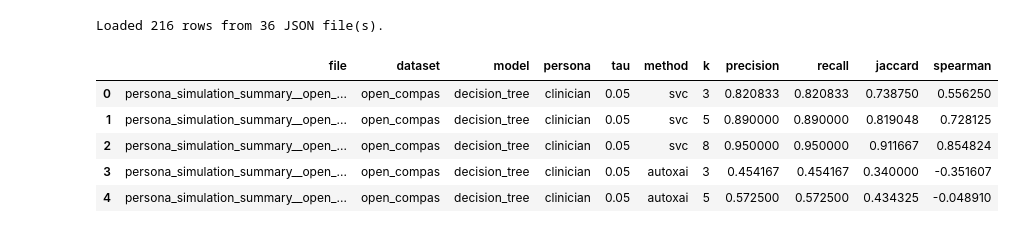
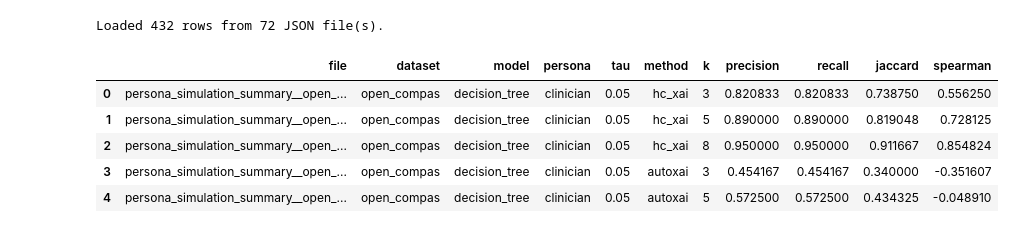
Before and after one commit to kellemNegasi/perso-xai, a Jupyter notebook: src/preference_learning/report_visualization.ipynb, the cells around one changed output. Saved outputs shown, nothing was run; the diff lists cells and outputs as text; code cells hidden in the pictures.

```diff
--- a/src/preference_learning/report_visualization.ipynb
+++ b/src/preference_learning/report_visualization.ipynb
@@ -26,7 +26,8 @@ MODEL_LABELS = {
 }
 
 # Path to either a single simulation JSON or a directory containing multiple JSON files.
-RESULTS_PATH = Path('../../results') / 'full_run_dec8' / 'preference_learning_simulation' / 'full_lm_stats'
+RESULTS_PATH = Path('../../results') / 'full_run_dec8' / 'preference_learning_simulation' / 'basic_features/untuned-svc' # basic_plus_stat, full_lm_stats, basic_features
+
 
 # Optional filters.
 PERSONA_FILTER: str | None = None  # e.g. 'clinician' / 'regulator' / 'lay_user'
@@ -75,7 +76,7 @@ def load_simulation_results(path: Path = RESULTS_PATH) -> pd.DataFrame:
             tau = None
 
         for method, key in (
-            ('svc', 'aggregate_top_k_mean'),
+            ('hc_xai', 'aggregate_top_k_mean'),
             ('autoxai', 'aggregate_autoxai_top_k_mean'),
         ):
             top_k = payload.get(key) or {}
@@ -91,36 +92,36 @@ def load_simulation_results(path: Path = RESULTS_PATH) -> pd.DataFrame:
                         spearman = float(rank_corr.get('spearman') or 0.0)
                     else:
                         spearman = float(stats.get('rank_correlation.spearman') or 0.0)
                 records.append(
                     {
                         'file': json_path.name,
                         'dataset': dataset,
                         'model': model,
                         'persona': persona,
                         'tau': tau,
                         'method': method,
                         'k': k_int,
                         'precision': float((stats or {}).get('precision', 0.0)),
                         'recall': float((stats or {}).get('recall', 0.0)),
                         'jaccard': float((stats or {}).get('jaccard', 0.0)),
                         'spearman': spearman,
                     }
                 )
     df = pd.DataFrame(records)
     if df.empty:
         print(f'No simulation results found under: {path.resolve()}')
         return df
     print(f'Loaded {len(df)} rows from {df["file"].nunique()} JSON file(s).')
     return df
 
 
 results_df = load_simulation_results()
 results_df.head()
 # %% [output]
-Loaded 216 rows from 36 JSON file(s).
+Loaded 432 rows from 72 JSON file(s).
 |  | file | dataset | model | persona | tau | method | k | precision | recall | jaccard | spearman |
-| 0 | persona_simulation_summary__open_... | open_compas | decision_tree | clinician | 0.05 | svc | 3 | 0.820833 | 0.820833 | 0.738750 | 0.556250 |
-| 1 | persona_simulation_summary__open_... | open_compas | decision_tree | clinician | 0.05 | svc | 5 | 0.890000 | 0.890000 | 0.819048 | 0.728125 |
-| 2 | persona_simulation_summary__open_... | open_compas | decision_tree | clinician | 0.05 | svc | 8 | 0.950000 | 0.950000 | 0.911667 | 0.854824 |
+| 0 | persona_simulation_summary__open_... | open_compas | decision_tree | clinician | 0.05 | hc_xai | 3 | 0.820833 | 0.820833 | 0.738750 | 0.556250 |
+| 1 | persona_simulation_summary__open_... | open_compas | decision_tree | clinician | 0.05 | hc_xai | 5 | 0.890000 | 0.890000 | 0.819048 | 0.728125 |
+| 2 | persona_simulation_summary__open_... | open_compas | decision_tree | clinician | 0.05 | hc_xai | 8 | 0.950000 | 0.950000 | 0.911667 | 0.854824 |
 | 3 | persona_simulation_summary__open_... | open_compas | decision_tree | clinician | 0.05 | autoxai | 3 | 0.454167 | 0.454167 | 0.340000 | -0.351607 |
 | 4 | persona_simulation_summary__open_... | open_compas | decision_tree | clinician | 0.05 | autoxai | 5 | 0.572500 | 0.572500 | 0.434325 | -0.048910 |
```
Also changed, not shown: parts of 9 cells of this notebook, 10 other files.
